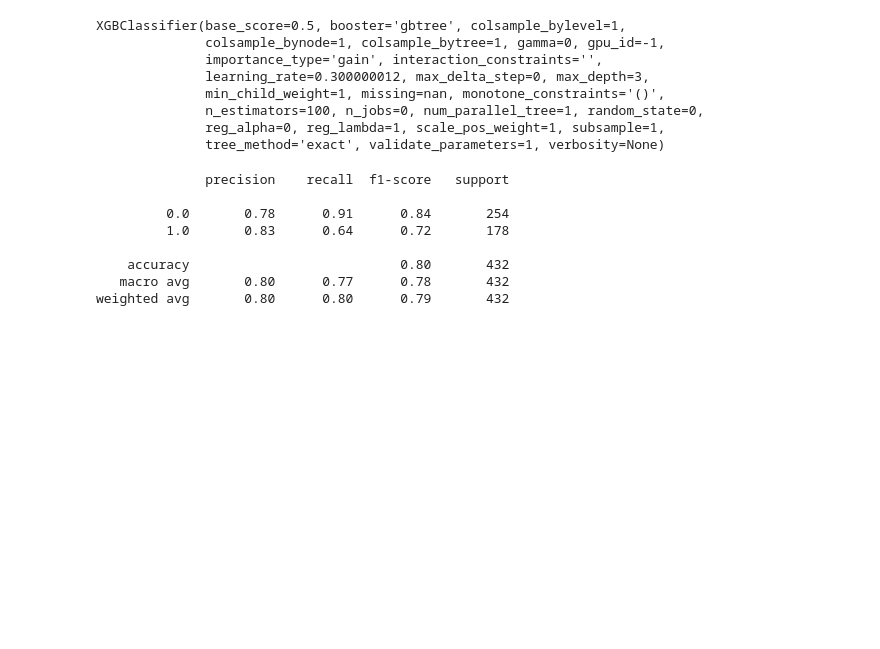
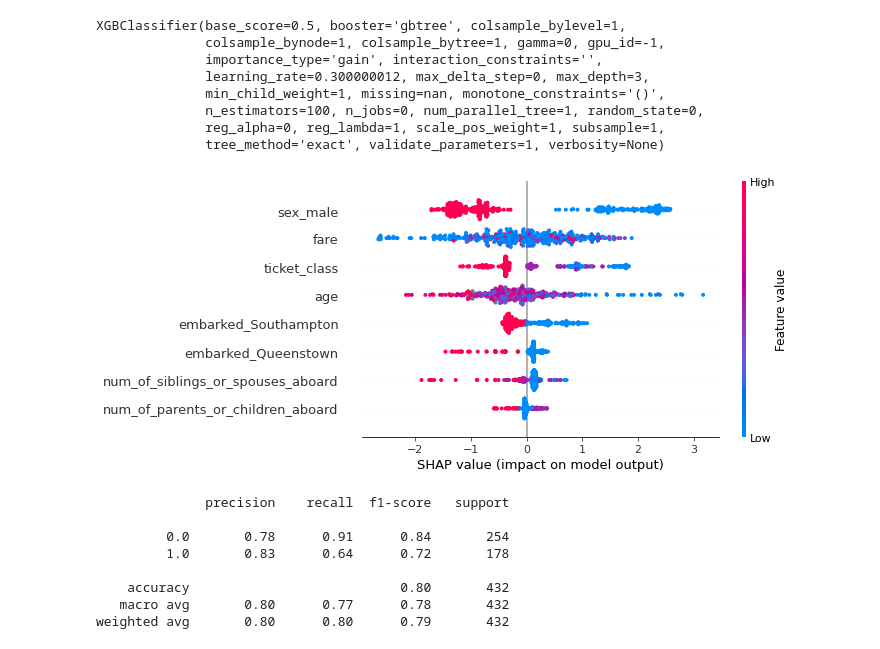
Before and after one commit to intuit/bias-detector, a Jupyter notebook: demos/titanic/titanic-bias-detection.ipynb, the cells around one changed output. Cells and saved outputs as stored; diff of their text form; code cells hidden in the pictures; blank space fills up the shorter version.

```diff
--- a/demos/titanic/titanic-bias-detection.ipynb
+++ b/demos/titanic/titanic-bias-detection.ipynb
@@ -227,3 +231,12 @@ XGBClassifier(base_score=0.5, booster='gbtree', colsample_bylevel=1,
+# %%
+
+import shap
+
+explainer = shap.TreeExplainer(classifier)
+shap_values = explainer.shap_values(X_test)
+shap.summary_plot(shap_values, X_test)
+# %% [output]
+[figure, added]
 # %%
 
 from sklearn.metrics import classification_report
```
Also changed, not shown: parts of 11 cells of this notebook.
